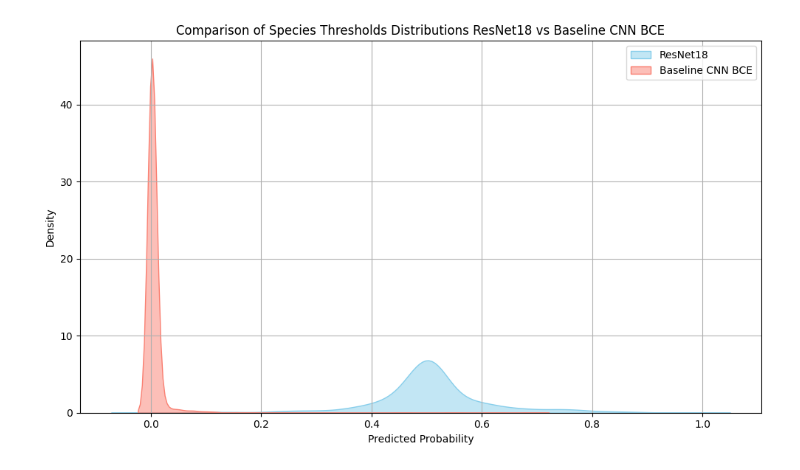
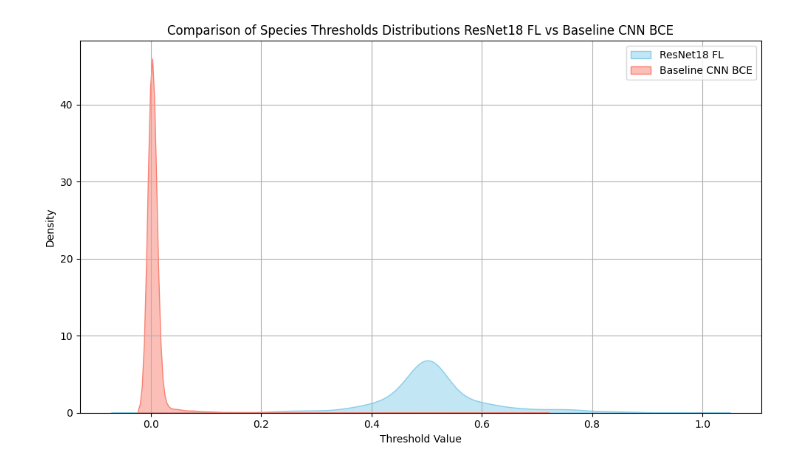
Before and after one commit to rauletepawa/Species_Distribution_Modeling, a Jupyter notebook: code/Probability distribution.ipynb, the cells around one changed output. Saved outputs shown, nothing was run; the diff lists cells and outputs as text; code cells hidden in the pictures.

```diff
--- a/code/Probability distribution.ipynb
+++ b/code/Probability distribution.ipynb
@@ -343,30 +343,30 @@ with open('../models/2018/thresholds_BCE_53_tss_1991-2018.pkl', 'rb') as f:
 # %%
 import matplotlib.pyplot as plt
 import seaborn as sns
 import numpy as np
 
 # Example: model 1 and model 2 predictions (shape: n_samples x n_species)
 # If tensors, convert to NumPy first
 # preds1 = model1_preds.detach().cpu().numpy()
 # preds2 = model2_preds.detach().cpu().numpy()
 
 # Flatten all predictions into 1D arrays
 probs_model1 = loaded_thresholds_RESNET.flatten()         # your first model
 probs_model2 = loaded_thresholds_BCE.flatten()    # second model to compare
 
 # Plot KDEs
 plt.figure(figsize=(10, 6))
-sns.kdeplot(probs_model1, label="ResNet18", fill=True, color="skyblue", alpha=0.5)
+sns.kdeplot(probs_model1, label="ResNet18 FL", fill=True, color="skyblue", alpha=0.5)
 sns.kdeplot(probs_model2, label="Baseline CNN BCE", fill=True, color="salmon", alpha=0.5)
 
 # Add labels and styling
-plt.title("Comparison of Species Thresholds Distributions ResNet18 vs Baseline CNN BCE")
-plt.xlabel("Predicted Probability")
+plt.title("Comparison of Species Thresholds Distributions ResNet18 FL vs Baseline CNN BCE")
+plt.xlabel("Threshold Value")
 plt.ylabel("Density")
 plt.grid(True)
 plt.legend()
 plt.tight_layout()
 plt.savefig(f"../Images/Thresholds_distribution_comparison.png")
 plt.show()
 # %% [output]
-[figure, old version]
+[figure, new version]
```
Also changed, not shown: parts of 1 cell of this notebook, 37 other files.
